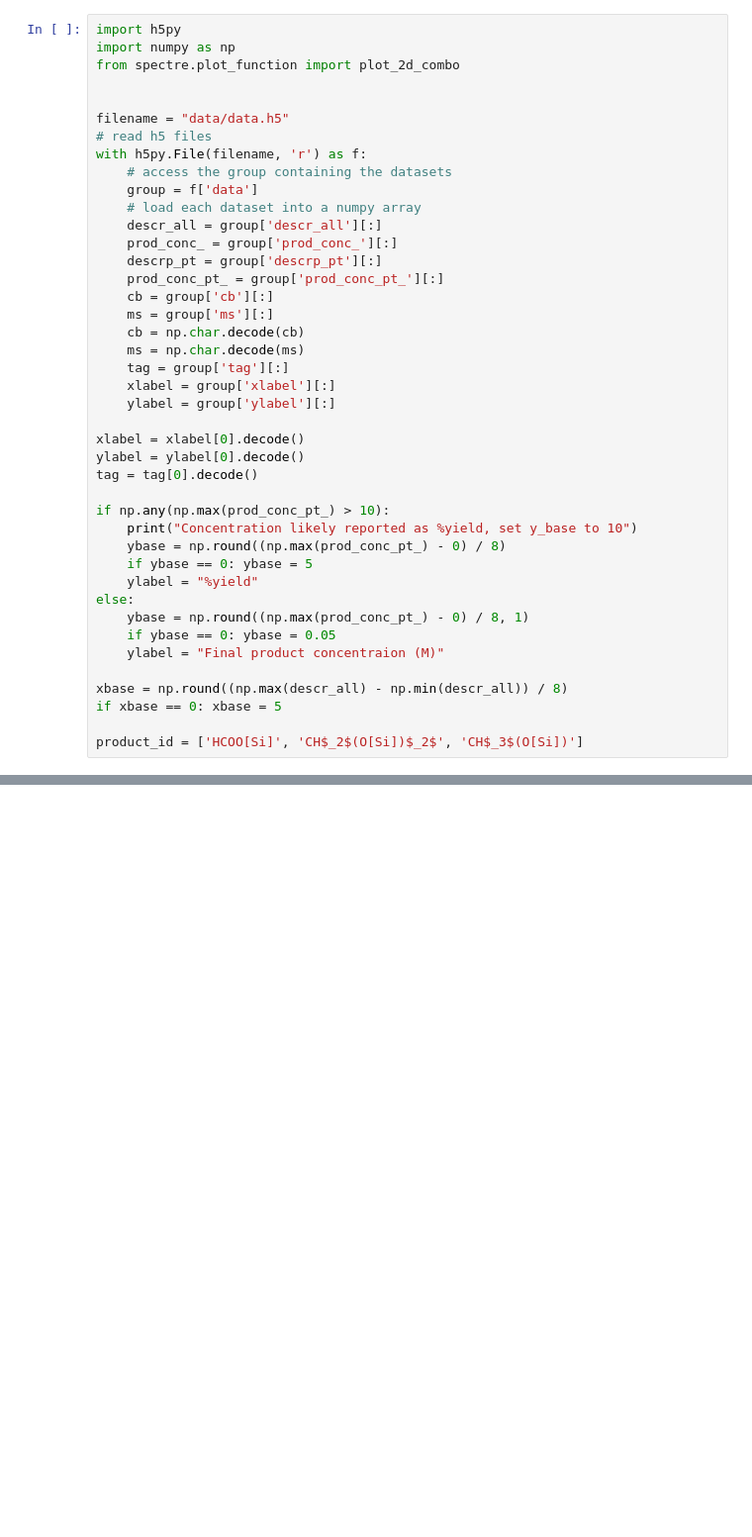
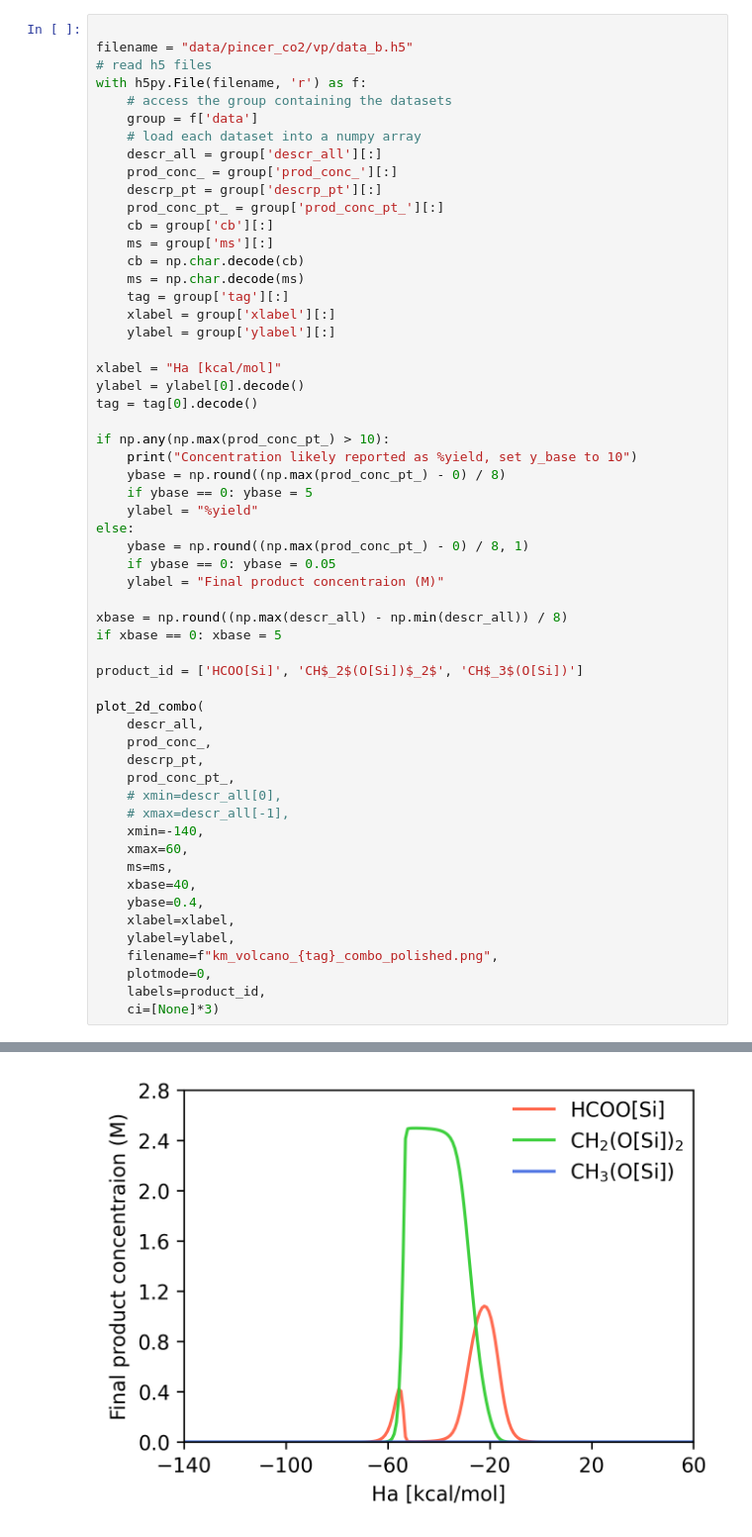
Before and after one commit to lcmd-epfl/mikimo, a Jupyter notebook: examples/example.ipynb, the cells around one changed output, grey strips where cells are left out. Shown at 99% size. Cells and saved outputs as stored; diff of their text form; blank space fills up the shorter version.

```diff
--- a/examples/example.ipynb
+++ b/examples/example.ipynb
@@ -147,10 +316,6 @@ plot_3d_contour_regions_np(
 # %%
-import h5py
-import numpy as np
-from spectre.plot_function import plot_2d_combo
 
-
-filename = "data/data.h5"
+filename = "data/pincer_co2/vp/data_b.h5"
 # read h5 files
 with h5py.File(filename, 'r') as f:
     # access the group containing the datasets
@@ -168,7 +333,7 @@ with h5py.File(filename, 'r') as f:
     xlabel = group['xlabel'][:]
     ylabel = group['ylabel'][:]
 
-xlabel = xlabel[0].decode()
+xlabel = "Ha [kcal/mol]"
 ylabel = ylabel[0].decode()
 tag = tag[0].decode()
 
@@ -186,3 +351,23 @@ xbase = np.round((np.max(descr_all) - np.min(descr_all)) / 8)
 if xbase == 0: xbase = 5
 
 product_id = ['HCOO[Si]', 'CH$_2$(O[Si])$_2$', 'CH$_3$(O[Si])']
+
+plot_2d_combo(
+    descr_all,
+    prod_conc_,
+    descrp_pt,
+    prod_conc_pt_,
+    # xmin=descr_all[0],
+    # xmax=descr_all[-1],
+    xmin=-140,
+    xmax=60,
+    ms=ms,
+    xbase=40,
+    ybase=0.4,
+    xlabel=xlabel,
+    ylabel=ylabel,
+    filename=f"km_volcano_{tag}_combo_polished.png",
+    plotmode=0,
+    labels=product_id,
+    ci=[None]*3)
+# %% [output]
@@ -188,0 +375 @@ product_id = ['HCOO[Si]', 'CH$_2$(O[Si])$_2$', 'CH$_3$(O[Si])']
+[figure, added]
```
Also changed, not shown: parts of 18 cells of this notebook.
